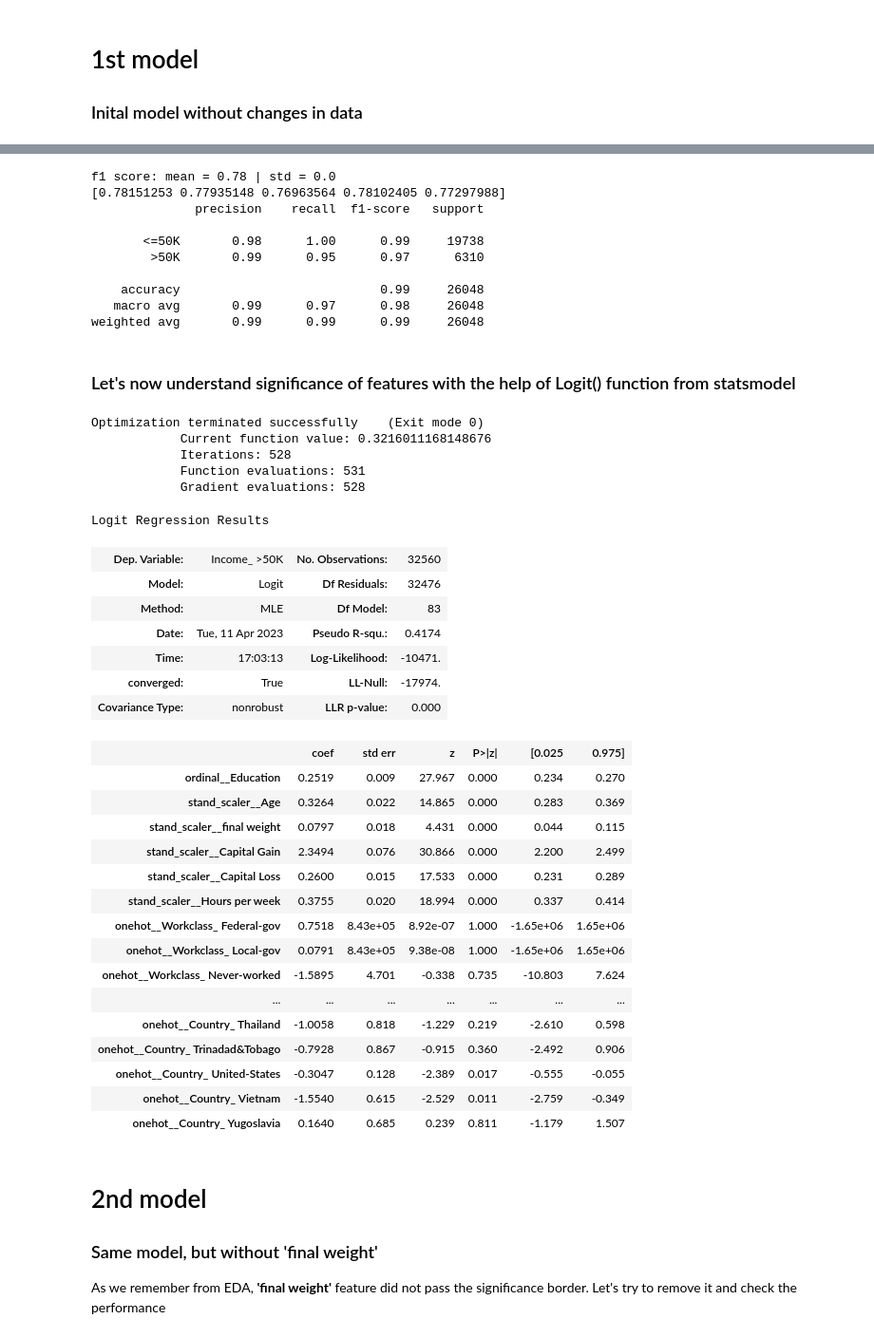
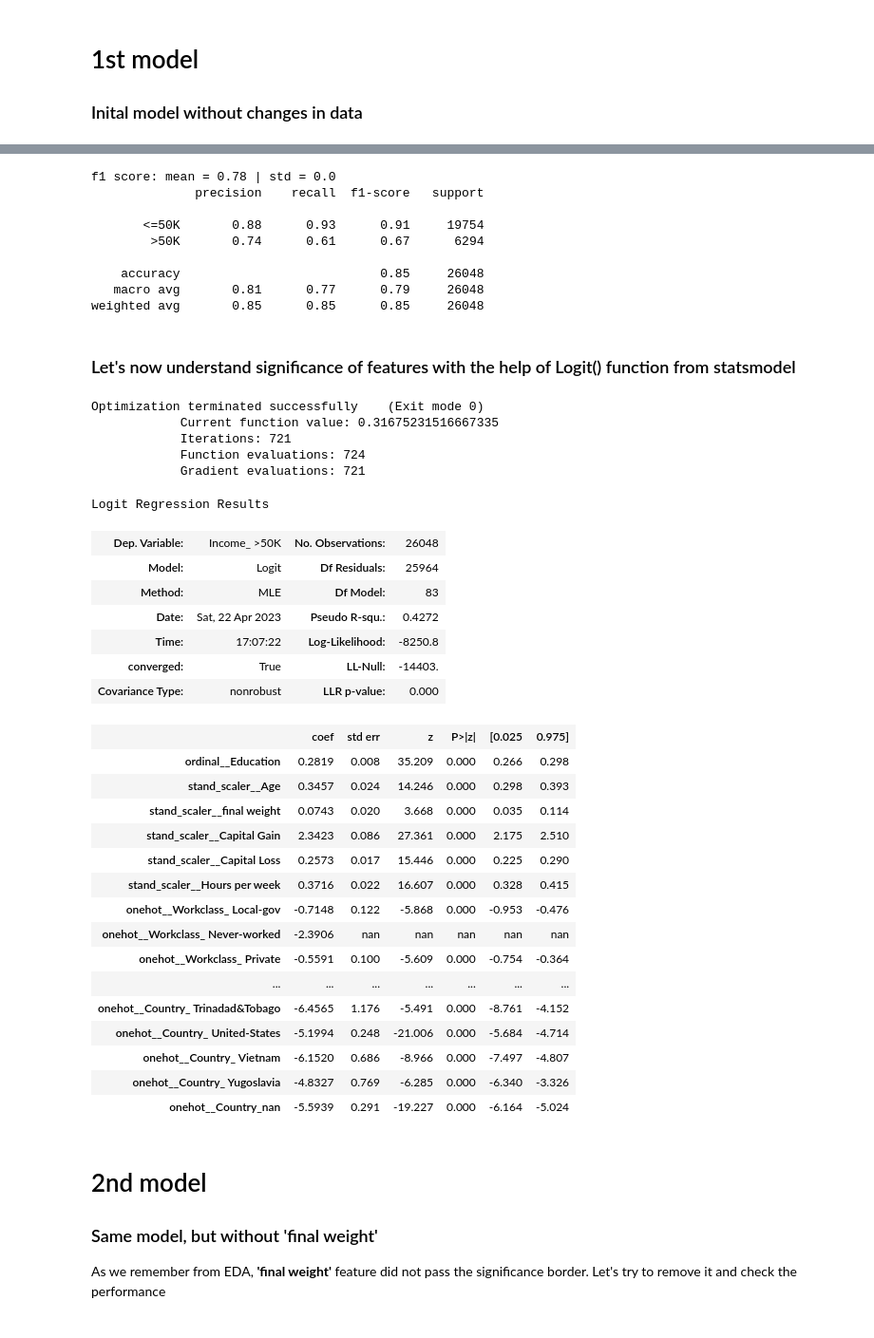
Before and after one commit to nadiia-duiunova/Adults_pet_project, a Jupyter notebook: Logistic regression.ipynb, the cells around one changed output, grey strips where cells are left out. Shown at 95% size. Saved outputs shown, nothing was run; the diff lists cells and outputs as text; code cells hidden in the pictures.

```diff
--- a/Logistic regression.ipynb
+++ b/Logistic regression.ipynb
@@ -44,6 +43,7 @@ adult_columns = [
 
 df = pd.read_csv("https://archive.ics.uci.edu/ml/machine-learning-databases/adult/adult.data",
                  header = None, names = adult_columns)
+df = df.replace(to_replace= ' ?', value = np.nan)
 # %%
 df = df.drop(['Education-Num'], axis = 'columns')
 # %%
@@ -140,21 +136,20 @@ def get_model_performance (data, numerical_features_list: list, categorical_feat
     print(report)
 # %%
-get_model_performance(data_train, numerical_features_list, categorical_features_list)
+get_LR_performance(data_train, numerical_features_list, categorical_features_list)
 # %% [output]
 f1 score: mean = 0.78 | std = 0.0
-[0.78151253 0.77935148 0.76963564 0.78102405 0.77297988]
               precision    recall  f1-score   support
 
-       <=50K       0.98      1.00      0.99     19738
-        >50K       0.99      0.95      0.97      6310
+       <=50K       0.88      0.93      0.91     19754
+        >50K       0.74      0.61      0.67      6294
 
-    accuracy                           0.99     26048
-   macro avg       0.99      0.97      0.98     26048
-weighted avg       0.99      0.99      0.99     26048
+    accuracy                           0.85     26048
+   macro avg       0.81      0.77      0.79     26048
+weighted avg       0.85      0.85      0.85     26048
 # %% [markdown]
 ### Let's now understand significance of features with the help of Logit() function from statsmodel
 # %%
-def logit_summary(X, y, numerical_features: list, categorical_features: list):
+def logit_summary(data, numerical_features: list, categorical_features: list):
     """Function performs data preprocessing and applies Logit() function. After that retuns summary which contains featues significances
 
     Args:
@@ -167,6 +162,10 @@ def logit_summary(X, y, numerical_features: list, categorical_features: list):
         Summary: summary of statsmodel Logit() model with the help of which the decision about
                 keeping or modifying/removing a feature can be made
     """
+
+    X = data.drop(columns=['Income'])
+    y = data["Income"]
+
     column_transformer = ColumnTransformer(transformers = [
         ('ordinal', OrdinalEncoder(categories=[[' Preschool',' 1st-4th',' 5th-6th',' 7th-8th',' 9th',' 10th',' 11th',
                                           ' 12th',' HS-grad',' Some-college',' Assoc-voc',' Assoc-acdm',
@@ -195,38 +194,38 @@ def logit_summary(X, y, numerical_features: list, categorical_features: list):
 
     return summary
 # %%
-summary = logit_summary(X_train, y_train, numerical_features_list, categorical_features_list)
+summary = logit_summary(data_train, numerical_features_list, categorical_features_list)
 summary
 # %% [output]
 Optimization terminated successfully    (Exit mode 0)
-            Current function value: 0.3216011168148676
-            Iterations: 528
-            Function evaluations: 531
-            Gradient evaluations: 528
+            Current function value: 0.31675231516667335
+            Iterations: 721
+            Function evaluations: 724
+            Gradient evaluations: 721
 Logit Regression Results
-| Dep. Variable: | Income_ >50K | No. Observations: | 32560 |
-| Model: | Logit | Df Residuals: | 32476 |
+| Dep. Variable: | Income_ >50K | No. Observations: | 26048 |
+| Model: | Logit | Df Residuals: | 25964 |
 | Method: | MLE | Df Model: | 83 |
-| Date: | Tue, 11 Apr 2023 | Pseudo R-squ.: | 0.4174 |
-| Time: | 17:03:13 | Log-Likelihood: | -10471. |
-| converged: | True | LL-Null: | -17974. |
+| Date: | Sat, 22 Apr 2023 | Pseudo R-squ.: | 0.4272 |
+| Time: | 17:07:22 | Log-Likelihood: | -8250.8 |
+| converged: | True | LL-Null: | -14403. |
 | Covariance Type: | nonrobust | LLR p-value: | 0.000 |
 |  | coef | std err | z | P>|z| | [0.025 | 0.975] |
-| ordinal__Education | 0.2519 | 0.009 | 27.967 | 0.000 | 0.234 | 0.270 |
-| stand_scaler__Age | 0.3264 | 0.022 | 14.865 | 0.000 | 0.283 | 0.369 |
-| stand_scaler__final weight | 0.0797 | 0.018 | 4.431 | 0.000 | 0.044 | 0.115 |
-| stand_scaler__Capital Gain | 2.3494 | 0.076 | 30.866 | 0.000 | 2.200 | 2.499 |
-| stand_scaler__Capital Loss | 0.2600 | 0.015 | 17.533 | 0.000 | 0.231 | 0.289 |
-| stand_scaler__Hours per week | 0.3755 | 0.020 | 18.994 | 0.000 | 0.337 | 0.414 |
-| onehot__Workclass_ Federal-gov | 0.7518 | 8.43e+05 | 8.92e-07 | 1.000 | -1.65e+06 | 1.65e+06 |
-| onehot__Workclass_ Local-gov | 0.0791 | 8.43e+05 | 9.38e-08 | 1.000 | -1.65e+06 | 1.65e+06 |
-| onehot__Workclass_ Never-worked | -1.5895 | 4.701 | -0.338 | 0.735 | -10.803 | 7.624 |
+| ordinal__Education | 0.2819 | 0.008 | 35.209 | 0.000 | 0.266 | 0.298 |
+| stand_scaler__Age | 0.3457 | 0.024 | 14.246 | 0.000 | 0.298 | 0.393 |
+| stand_scaler__final weight | 0.0743 | 0.020 | 3.668 | 0.000 | 0.035 | 0.114 |
+| stand_scaler__Capital Gain | 2.3423 | 0.086 | 27.361 | 0.000 | 2.175 | 2.510 |
+| stand_scaler__Capital Loss | 0.2573 | 0.017 | 15.446 | 0.000 | 0.225 | 0.290 |
+| stand_scaler__Hours per week | 0.3716 | 0.022 | 16.607 | 0.000 | 0.328 | 0.415 |
+| onehot__Workclass_ Local-gov | -0.7148 | 0.122 | -5.868 | 0.000 | -0.953 | -0.476 |
+| onehot__Workclass_ Never-worked | -2.3906 | nan | nan | nan | nan | nan |
+| onehot__Workclass_ Private | -0.5591 | 0.100 | -5.609 | 0.000 | -0.754 | -0.364 |
 | ... | ... | ... | ... | ... | ... | ... |
-| onehot__Country_ Thailand | -1.0058 | 0.818 | -1.229 | 0.219 | -2.610 | 0.598 |
-| onehot__Country_ Trinadad&Tobago | -0.7928 | 0.867 | -0.915 | 0.360 | -2.492 | 0.906 |
-| onehot__Country_ United-States | -0.3047 | 0.128 | -2.389 | 0.017 | -0.555 | -0.055 |
-| onehot__Country_ Vietnam | -1.5540 | 0.615 | -2.529 | 0.011 | -2.759 | -0.349 |
-| onehot__Country_ Yugoslavia | 0.1640 | 0.685 | 0.239 | 0.811 | -1.179 | 1.507 |
+| onehot__Country_ Trinadad&Tobago | -6.4565 | 1.176 | -5.491 | 0.000 | -8.761 | -4.152 |
+| onehot__Country_ United-States | -5.1994 | 0.248 | -21.006 | 0.000 | -5.684 | -4.714 |
+| onehot__Country_ Vietnam | -6.1520 | 0.686 | -8.966 | 0.000 | -7.497 | -4.807 |
+| onehot__Country_ Yugoslavia | -4.8327 | 0.769 | -6.285 | 0.000 | -6.340 | -3.326 |
+| onehot__Country_nan | -5.5939 | 0.291 | -19.227 | 0.000 | -6.164 | -5.024 |
 # %% [markdown]
 # 2nd model
 ### Same model, but without 'final weight'
```
Also changed, not shown: parts of 66 cells of this notebook.
